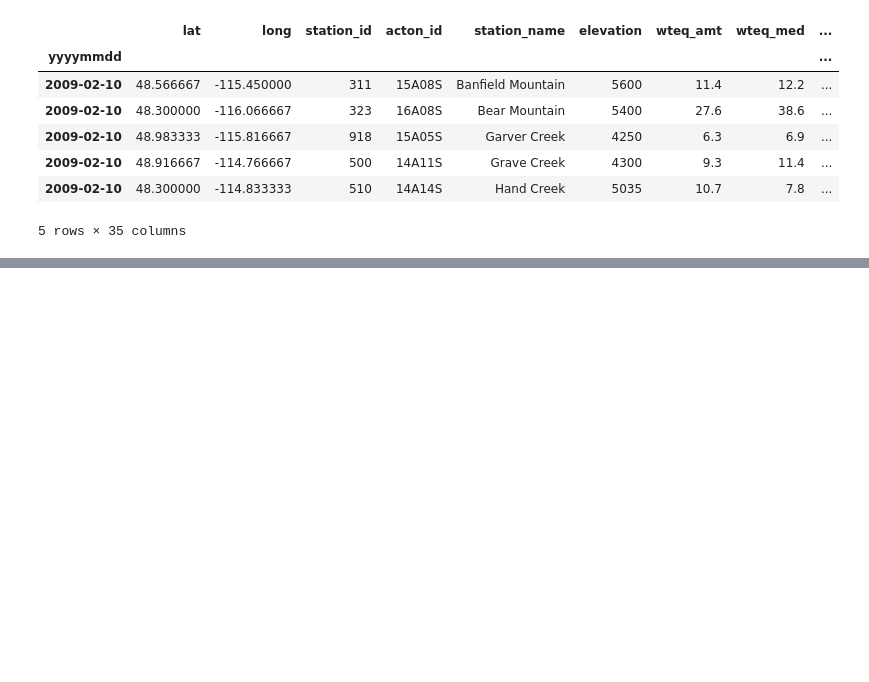
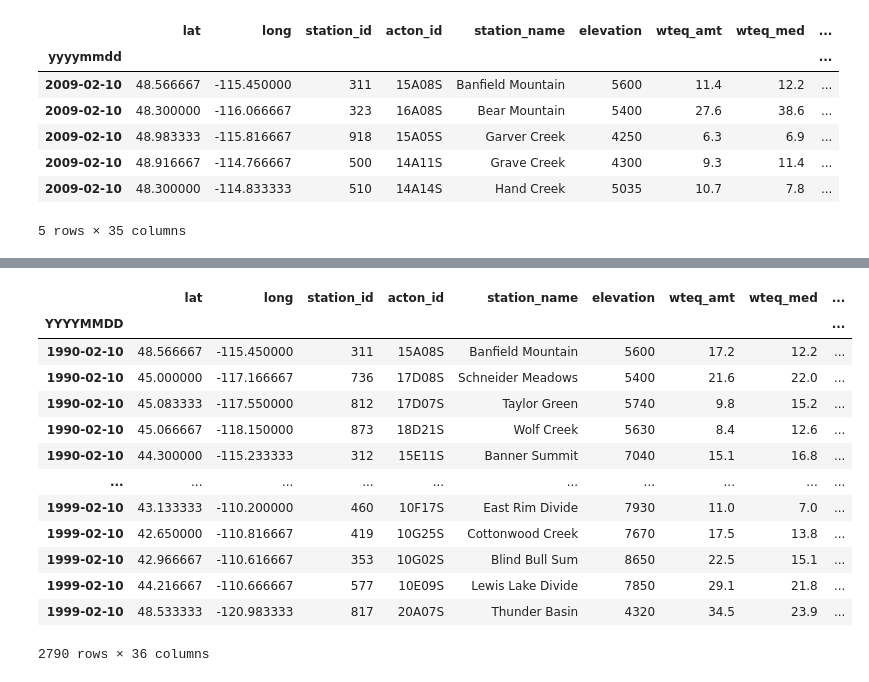
Before and after one commit to sehyeager/snotel_forecasting, a Jupyter notebook: sams_modeling_notebook.ipynb, the cells around one changed output, grey strips where cells are left out. Cells and saved outputs as stored; diff of their text form; code cells hidden in the pictures; blank space fills up the shorter version.

```diff
--- a/sams_modeling_notebook.ipynb
+++ b/sams_modeling_notebook.ipynb
@@ -41,3 +41,6 @@ df2.head()
 | 2009-02-10 | 48.916667 | -114.766667 | 500 | 14A11S | Grave Creek | 4300 | 9.3 | 11.4 | ... |
 | 2009-02-10 | 48.300000 | -114.833333 | 510 | 14A14S | Hand Creek | 5035 | 10.7 | 7.8 | ... |
 5 rows × 35 columns
+# %%
+df1 = pd.read_csv('90s-data.csv')
+df1.set_index('YYYYMMDD', inplace = True)
@@ -43,0 +57,17 @@ df2.head()
+# %%
+pd.concat([df1.drop(columns = 'basin_name'), pd.get_dummies(df1['basin_name'])], axis = 1)
+# %% [output]
+|  | lat | long | station_id | acton_id | station_name | elevation | wteq_amt | wteq_med | ... |
+| YYYYMMDD |  |  |  |  |  |  |  |  | ... |
+| 1990-02-10 | 48.566667 | -115.450000 | 311 | 15A08S | Banfield Mountain | 5600 | 17.2 | 12.2 | ... |
+| 1990-02-10 | 45.000000 | -117.166667 | 736 | 17D08S | Schneider Meadows | 5400 | 21.6 | 22.0 | ... |
+| 1990-02-10 | 45.083333 | -117.550000 | 812 | 17D07S | Taylor Green | 5740 | 9.8 | 15.2 | ... |
+| 1990-02-10 | 45.066667 | -118.150000 | 873 | 18D21S | Wolf Creek | 5630 | 8.4 | 12.6 | ... |
+| 1990-02-10 | 44.300000 | -115.233333 | 312 | 15E11S | Banner Summit | 7040 | 15.1 | 16.8 | ... |
+| ... | ... | ... | ... | ... | ... | ... | ... | ... | ... |
+| 1999-02-10 | 43.133333 | -110.200000 | 460 | 10F17S | East Rim Divide | 7930 | 11.0 | 7.0 | ... |
+| 1999-02-10 | 42.650000 | -110.816667 | 419 | 10G25S | Cottonwood Creek | 7670 | 17.5 | 13.8 | ... |
+| 1999-02-10 | 42.966667 | -110.616667 | 353 | 10G02S | Blind Bull Sum | 8650 | 22.5 | 15.1 | ... |
+| 1999-02-10 | 44.216667 | -110.666667 | 577 | 10E09S | Lewis Lake Divide | 7850 | 29.1 | 21.8 | ... |
+| 1999-02-10 | 48.533333 | -120.983333 | 817 | 20A07S | Thunder Basin | 4320 | 34.5 | 23.9 | ... |
+2790 rows × 36 columns
```
Also changed, not shown: parts of 3 cells of this notebook.
